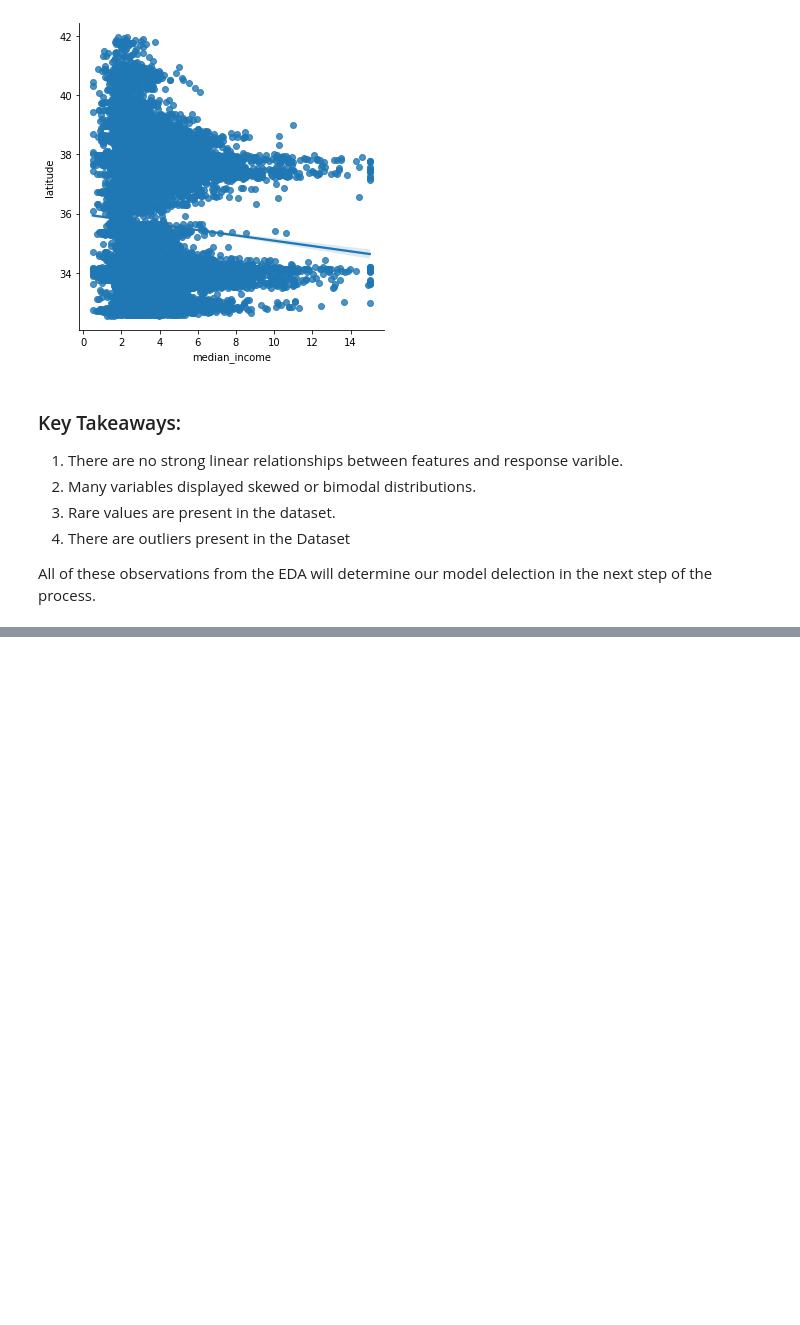
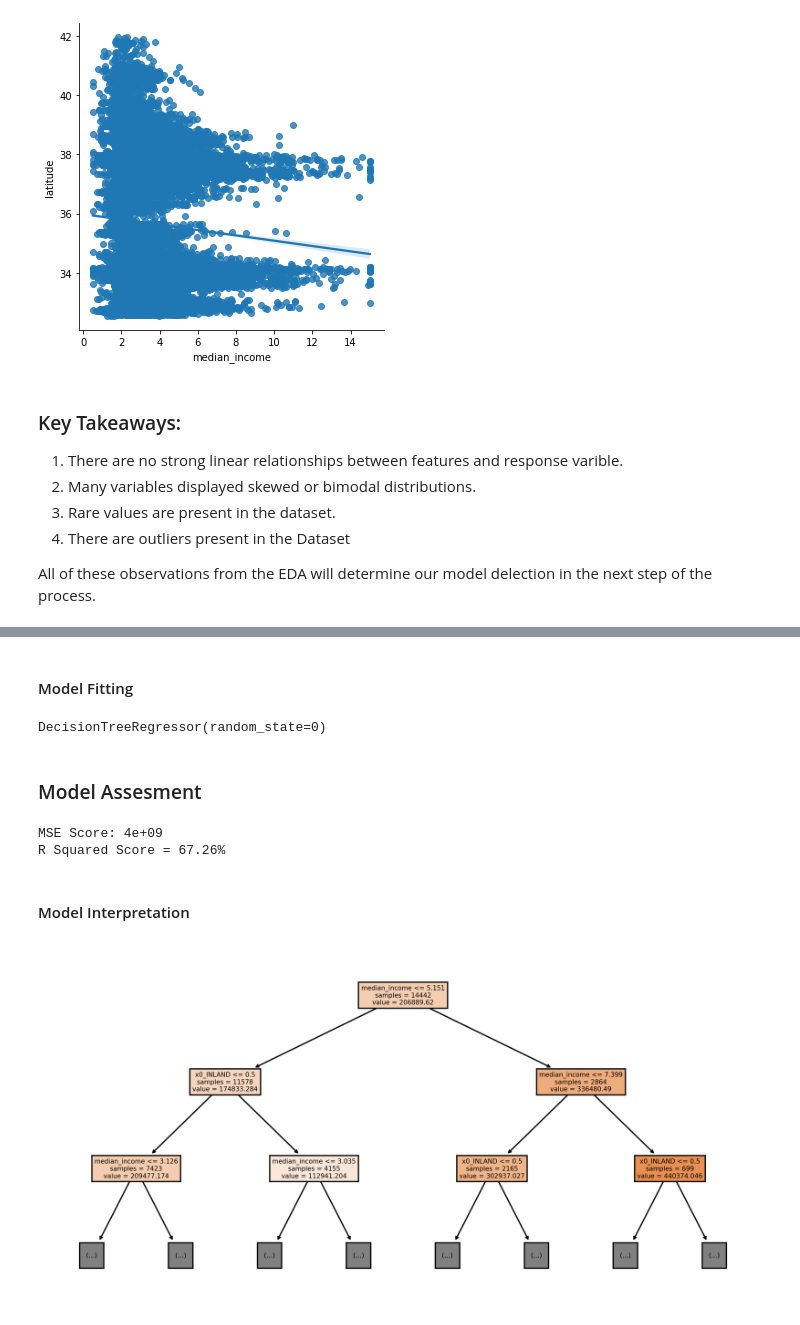
Before and after one commit to dylanvz95/cb_data_science_workshops, a Jupyter notebook: Workshop_1_California_Housing.ipynb, the cells around one changed output, grey strips where cells are left out. Cells and saved outputs as stored; diff of their text form; code cells hidden in the pictures; blank space fills up the shorter version.

```diff
--- a/Workshop_1_California_Housing.ipynb
+++ b/Workshop_1_California_Housing.ipynb
@@ -173,5 +109,0 @@ plt.axhline(5)
-# %%
-# Drop missing data
-
-housing = housing.dropna()
-housing.shape
@@ -393,0 +251,11 @@ All of these observations from the EDA will determine our model delection in the
+# %%
+#drop missing data
+housing.dropna(inplace = True)
+housing.reset_index(inplace = True)
+
+#add one hot encoding to categorical variables
+ohe = OneHotEncoder(categories='auto')
+Xd = ohe.fit_transform(housing.ocean_proximity.values.reshape(-1, 1)).toarray()
+df_ohe = pd.DataFrame(Xd, columns = ohe.get_feature_names_out())
+housing_for_model = housing.join(df_ohe)
+housing_for_model.sample(10)
@@ -393,0 +276,10 @@ All of these observations from the EDA will determine our model delection in the
+# %%
+#split data into train and test set:
+housing_for_model = housing_for_model.dropna()
+y = (housing_for_model.iloc[:,6:7])
+x = (housing_for_model[['longitude', 'latitude', 'total_rooms', 'median_income', 'x0_NEAR BAY','x0_<1H OCEAN','x0_INLAND','x0_NEAR OCEAN','x0_ISLAND']])
+
+
+x_train, x_test, y_train, y_test = train_test_split(x,y, test_size = 0.3, random_state = 0)
+
+y_train
@@ -393,0 +300,32 @@ All of these observations from the EDA will determine our model delection in the
+# %% [markdown]
+#### Model Fitting
+# %%
+regressor = DecisionTreeRegressor(random_state=0)
+regressor.fit(x_train, y_train)
+# %% [output]
+DecisionTreeRegressor(random_state=0)
+# %% [markdown]
+### Model Assesment
+# %%
+y_pred = regressor.predict(x_test)
+
+mse = mean_squared_error(y_test, y_pred)
+rsq_score = r2_score(y_test, y_pred)
+
+# Print the test score
+print('MSE Score: {:2.0}'.format(mse))
+print("R Squared Score = {:2.2%}".format(rsq_score))
+# %% [output]
+MSE Score: 4e+09
+R Squared Score = 67.26%
+# %% [markdown]
+#### Model Interpretation
+# %%
+plt.figure(figsize=[10,5], dpi=300)
+plot_tree(regressor, max_depth=2,
+          feature_names=x_train.columns,
+          impurity=False,
+          filled=True)
+plt.show()
+# %% [output]
+[figure, added]
```
Also changed, not shown: parts of 39 cells of this notebook, 3 other files.
